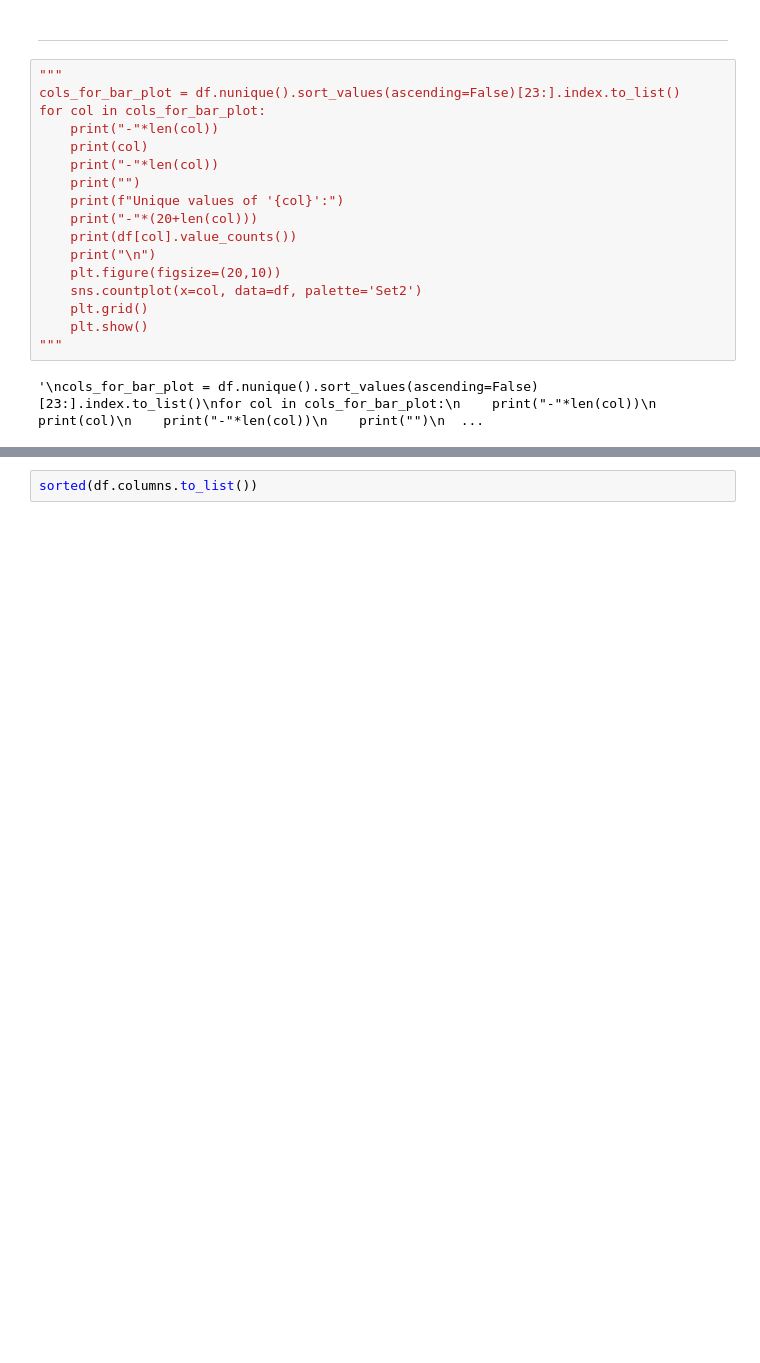
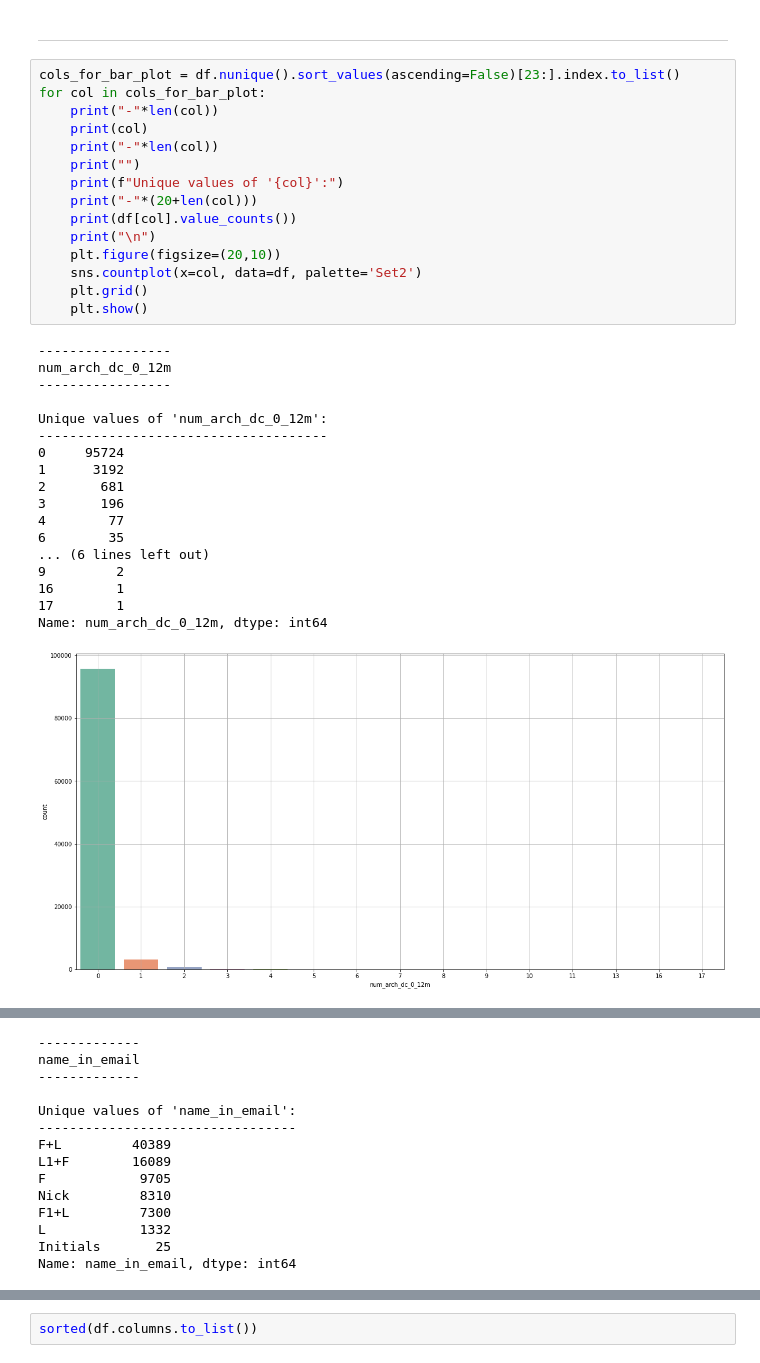
Before and after one commit to eserinanarslan/probability_prediction, a Jupyter notebook: notebooks/model_creation.ipynb, the cells around one changed output, grey strips where cells are left out. Drawn from its saved outputs; the diff is of its cells as text; blank space fills up the shorter version.

```diff
--- a/notebooks/model_creation.ipynb
+++ b/notebooks/model_creation.ipynb
@@ -134,21 +227,36 @@ for col in df.select_dtypes(exclude="object").columns.to_list():
 # %% [markdown]
 ---
 # %%
-"""
 cols_for_bar_plot = df.nunique().sort_values(ascending=False)[23:].index.to_list()
 for col in cols_for_bar_plot:
     print("-"*len(col))
     print(col)
     print("-"*len(col))
     print("")
     print(f"Unique values of '{col}':")
     print("-"*(20+len(col)))
     print(df[col].value_counts())
     print("\n")
     plt.figure(figsize=(20,10))
     sns.countplot(x=col, data=df, palette='Set2')
     plt.grid()
     plt.show()
-"""
 # %% [output]
-'\ncols_for_bar_plot = df.nunique().sort_values(ascending=False)[23:].index.to_list()\nfor col in cols_for_bar_plot:\n    print("-"*len(col))\n    print(col)\n    print("-"*len(col))\n    print("")\n  ...
+-----------------
+num_arch_dc_0_12m
+-----------------
+
+Unique values of 'num_arch_dc_0_12m':
+-------------------------------------
+0     95724
+1      3192
+2       681
+3       196
+4        77
+6        35
+... (6 lines left out)
+9         2
+16        1
+17        1
+Name: num_arch_dc_0_12m, dtype: int64
+[figure, added]
@@ -154,0 +304,14 @@ for col in cols_for_bar_plot:
+-------------
+name_in_email
+-------------
+
+Unique values of 'name_in_email':
+---------------------------------
+F+L         40389
+L1+F        16089
+F            9705
+Nick         8310
+F1+L         7300
+L            1332
+Initials       25
+Name: name_in_email, dtype: int64
```
Also changed, not shown: parts of 45 cells of this notebook, 3 other files.
